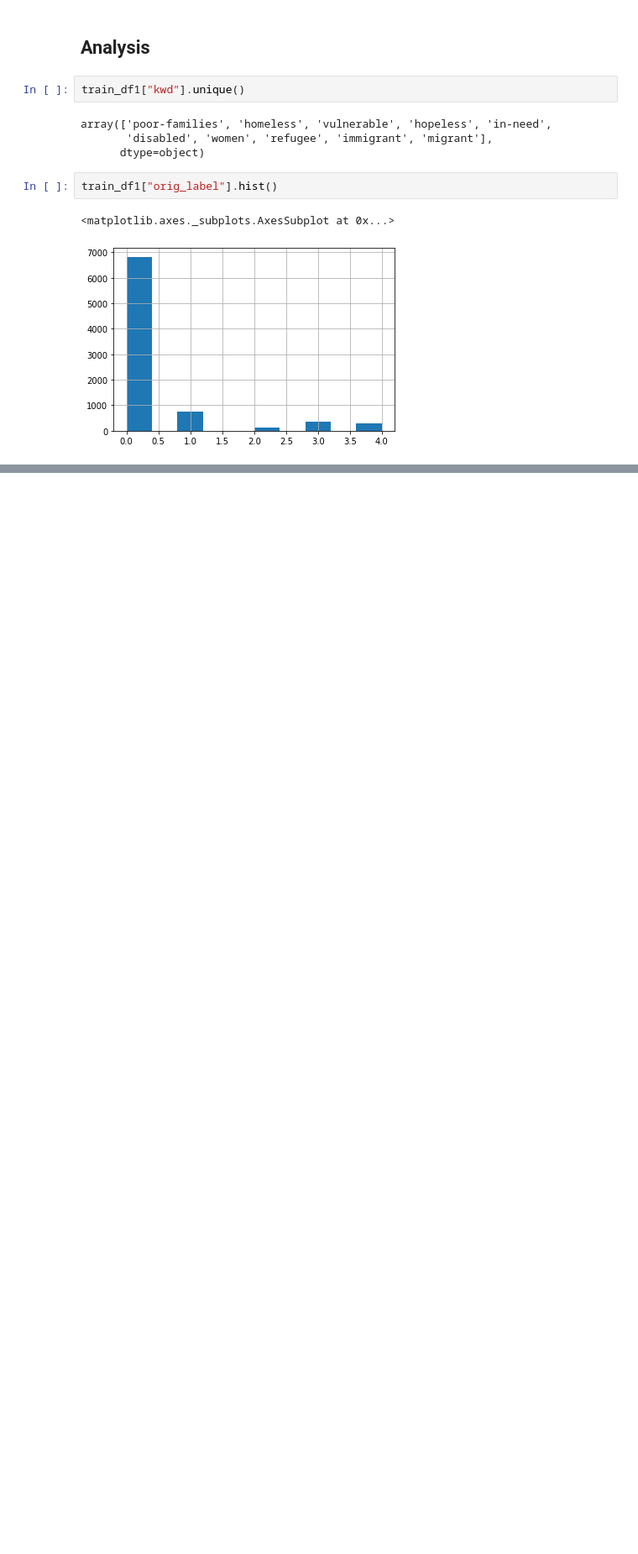
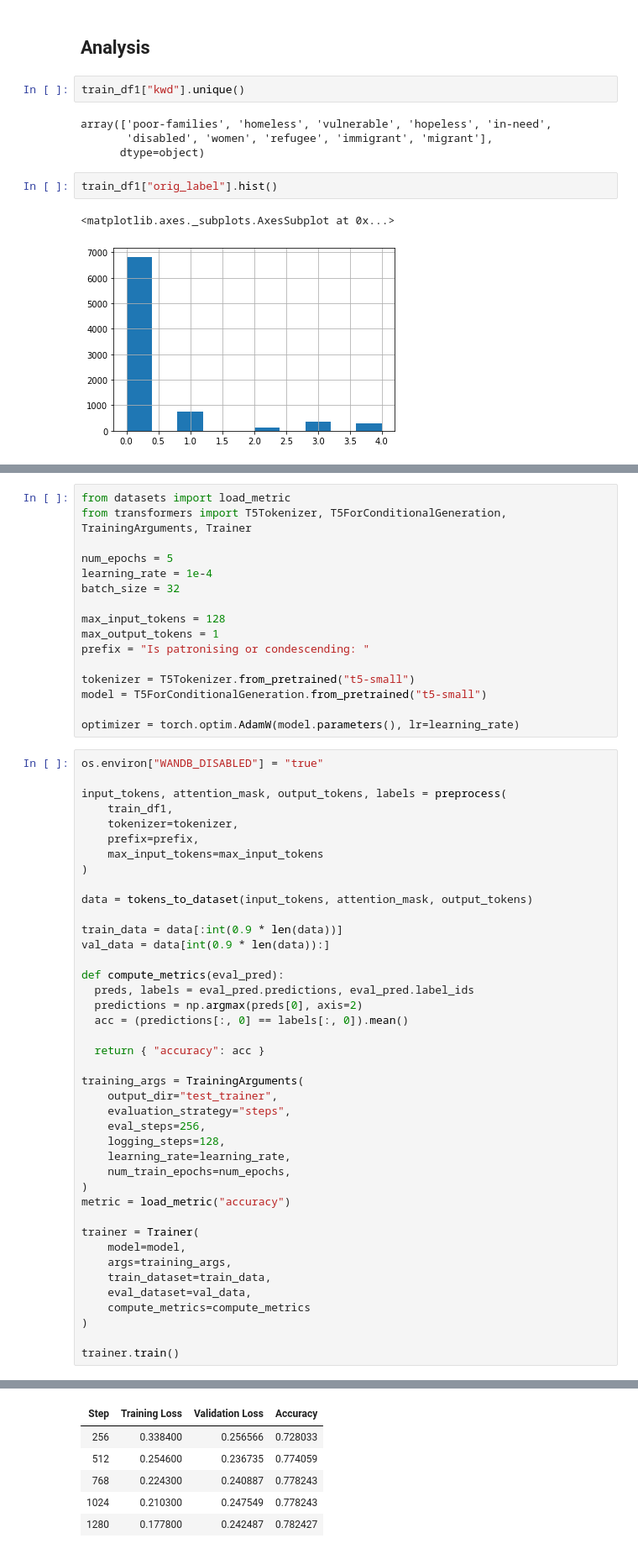
Before and after one commit to Hilly12/NLP_CW, a Jupyter notebook: NLP_CW.ipynb, the cells around one changed output, grey strips where cells are left out. Shown at 84% size. Cells and saved outputs as stored; diff of their text form; blank space fills up the shorter version.

```diff
--- a/NLP_CW.ipynb
+++ b/NLP_CW.ipynb
@@ -202,0 +329,58 @@ f1_score(preds_task1, train_df1["label"])
+# %%
+from datasets import load_metric
+from transformers import T5Tokenizer, T5ForConditionalGeneration, TrainingArguments, Trainer
+
+num_epochs = 5
+learning_rate = 1e-4
+batch_size = 32
+
+max_input_tokens = 128
+max_output_tokens = 1
+prefix = "Is patronising or condescending: "
+
+tokenizer = T5Tokenizer.from_pretrained("t5-small")
+model = T5ForConditionalGeneration.from_pretrained("t5-small")
+
+optimizer = torch.optim.AdamW(model.parameters(), lr=learning_rate)
+# %%
+os.environ["WANDB_DISABLED"] = "true"
+
+input_tokens, attention_mask, output_tokens, labels = preprocess(
+    train_df1,
+    tokenizer=tokenizer,
+    prefix=prefix,
+    max_input_tokens=max_input_tokens
+)
+
+data = tokens_to_dataset(input_tokens, attention_mask, output_tokens)
+
+train_data = data[:int(0.9 * len(data))]
+val_data = data[int(0.9 * len(data)):]
+
+def compute_metrics(eval_pred):
+  preds, labels = eval_pred.predictions, eval_pred.label_ids
+  predictions = np.argmax(preds[0], axis=2)
+  acc = (predictions[:, 0] == labels[:, 0]).mean()
+
+  return { "accuracy": acc }
+
+training_args = TrainingArguments(
+    output_dir="test_trainer",
+    evaluation_strategy="steps",
+    eval_steps=256,
+    logging_steps=128,
+    learning_rate=learning_rate,
+    num_train_epochs=num_epochs,
+)
+metric = load_metric("accuracy")
+
+trainer = Trainer(
+    model=model,
+    args=training_args,
+    train_dataset=train_data,
+    eval_dataset=val_data,
+    compute_metrics=compute_metrics
+)
+
+trainer.train()
+# %% [output]
@@ -202,0 +398,6 @@ f1_score(preds_task1, train_df1["label"])
+| Step | Training Loss | Validation Loss | Accuracy |
+| 256 | 0.338400 | 0.256566 | 0.728033 |
+| 512 | 0.254600 | 0.236735 | 0.774059 |
+| 768 | 0.224300 | 0.240887 | 0.778243 |
+| 1024 | 0.210300 | 0.247549 | 0.778243 |
+| 1280 | 0.177800 | 0.242487 | 0.782427 |
```
Also changed, not shown: parts of 16 cells of this notebook.
